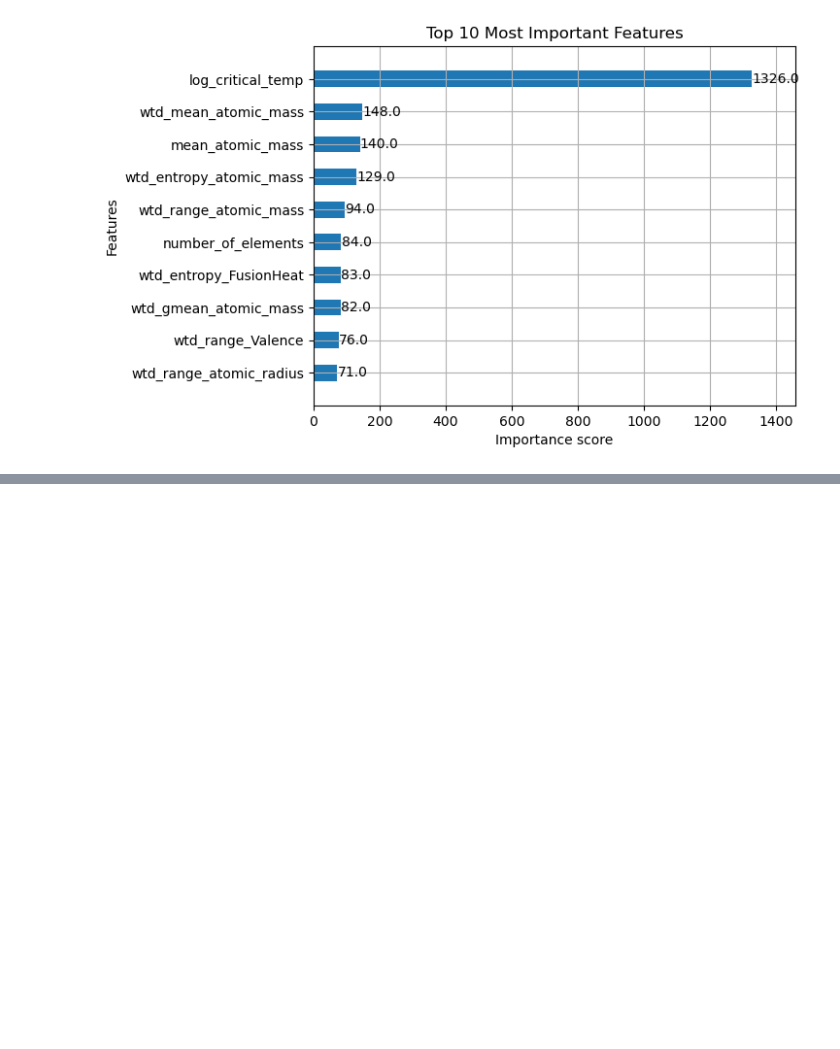
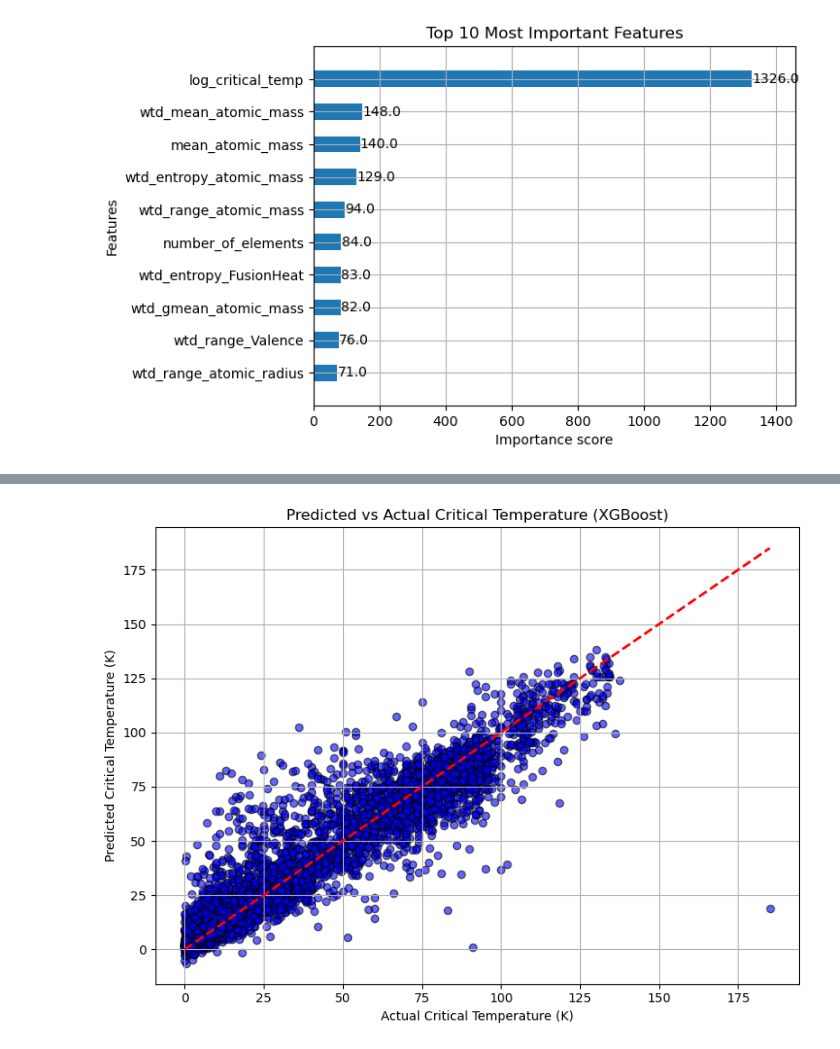
Before and after one commit to kiranrajkailas/CapstoneProject-DSML, a Jupyter notebook: Final-CapstoneProject-Superconductivity.ipynb, the cells around one changed output, grey strips where cells are left out. Drawn from its saved outputs; the diff is of its cells as text; code cells hidden in the pictures; blank space fills up the shorter version.

```diff
--- a/Final-CapstoneProject-Superconductivity.ipynb
+++ b/Final-CapstoneProject-Superconductivity.ipynb
@@ -428,0 +437,10 @@ rf_pred = rf_model.predict(X_test)
+# %%
+if 'log_critical_temp' in X.columns:
+    X = X.drop(columns=['log_critical_temp'])
+# %%
+X_train, X_test, y_train, y_test = train_test_split(
+    X, y, test_size=1/3, random_state=42)
+# %%
+model = XGBRegressor()
+model.fit(X_train, y_train)
+print("Model trained without log_critical_temp.")
@@ -429,7 +449,8 @@ rf_pred = rf_model.predict(X_test)
 # %%
-rf_rmse = np.sqrt(mean_squared_error(y_test, rf_pred))
-rf_r2 = r2_score(y_test, rf_pred)
+y_pred = model.predict(X_test)
+rmse = np.sqrt(mean_squared_error(y_test, y_pred))
+r2 = r2_score(y_test, y_pred)
 
-print(f"Random Forest RMSE: {rf_rmse:.4f}")
-print(f"Random Forest R²: {rf_r2:.4f}")
+print(f"Updated RMSE: {rmse:.4f}")
+print(f"Updated R² Score: {r2:.4f}")
 # %% [output]
@@ -437,0 +462,12 @@ Random Forest R²: 0.9998
+# %%
+plt.figure(figsize=(8, 6))
+plt.scatter(y_test, y_pred, alpha=0.6, color='blue', edgecolors='k')
+plt.plot([y_test.min(), y_test.max()], [y_test.min(), y_test.max()], 'r--', lw=2)  # 45-degree line
+plt.xlabel("Actual Critical Temperature (K)")
+plt.ylabel("Predicted Critical Temperature (K)")
+plt.title("Predicted vs Actual Critical Temperature (XGBoost)")
+plt.grid(True)
+plt.tight_layout()
+plt.show()
+# %% [output]
+[figure, added]
```
Also changed, not shown: parts of 14 cells of this notebook.
